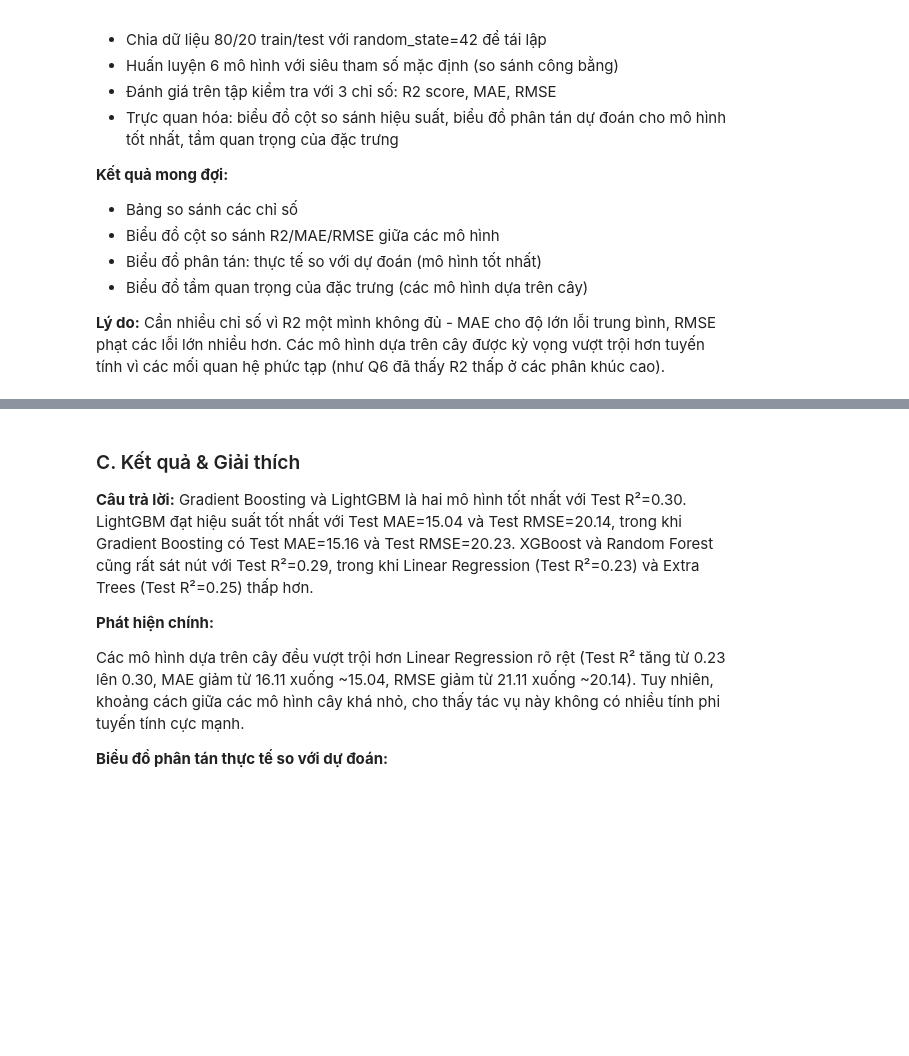
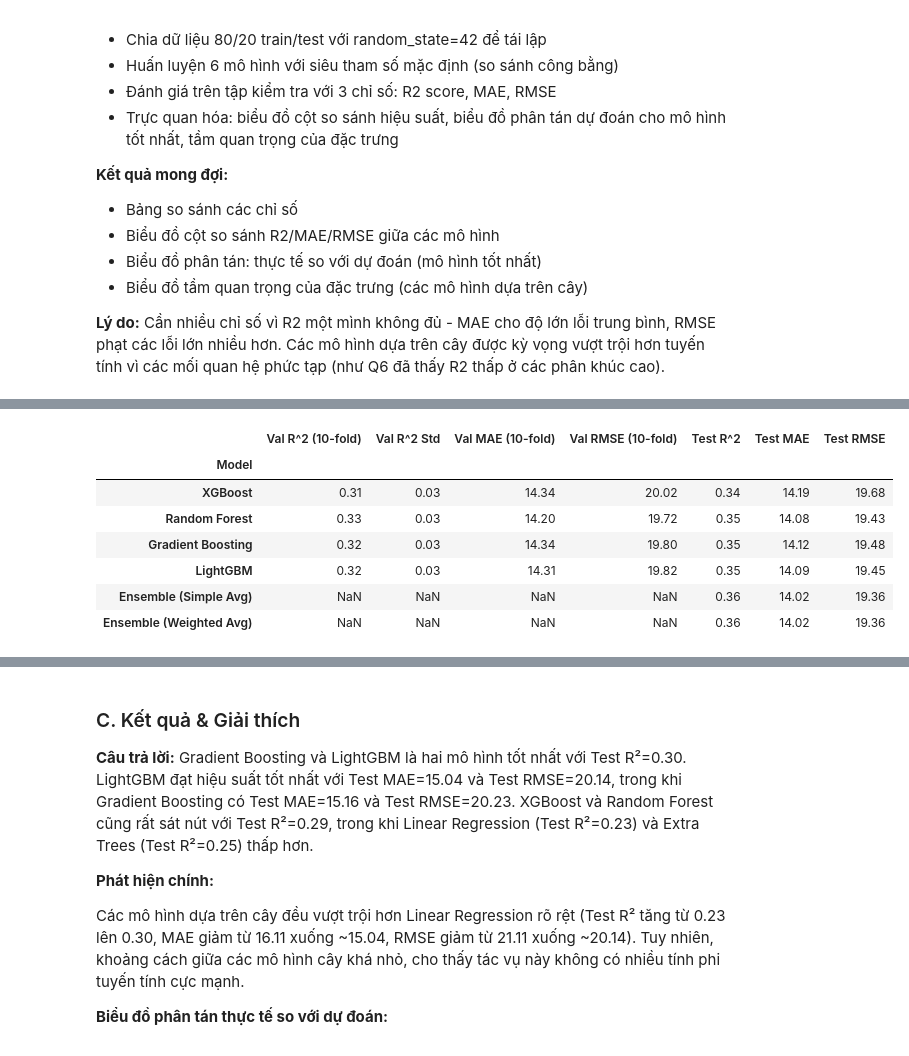
Before and after one commit to chisngyen/Spotify_Global_Music_Analysis, a Jupyter notebook: notebooks/final_notebook.ipynb, the cells around one changed output, grey strips where cells are left out. Saved outputs shown, nothing was run; the diff lists cells and outputs as text; code cells hidden in the pictures; blank space fills up the shorter version.

```diff
--- a/notebooks/final_notebook.ipynb
+++ b/notebooks/final_notebook.ipynb
@@ -2321,0 +2353,72 @@ Training LightGBM Val R2: 0.30 (std: 0.03)
+# %%
+print('\n' + '='*80)
+print('ENSEMBLE MODELS')
+print('='*80)
+
+# Lấy predictions của tất cả models
+all_predictions = np.array([q7_results[name]['predictions'] for name in model_configs.keys()])
+
+# Method 1: Simple Average (Equal Weight)
+ensemble_pred_avg = np.mean(all_predictions, axis=0)
+
+test_r2_avg = r2_score(y_test, ensemble_pred_avg)
+test_mae_avg = mean_absolute_error(y_test, ensemble_pred_avg)
+test_rmse_avg = np.sqrt(mean_squared_error(y_test, ensemble_pred_avg))
+
+print(f'\nEnsemble (Simple Average):')
+print(f'  Test R^2:   {test_r2_avg:.4f}')
+print(f'  Test MAE:  {test_mae_avg:.4f}')
+print(f'  Test RMSE: {test_rmse_avg:.4f}')
+
+# Method 2: Weighted Average (dựa trên Validation R² scores)
+val_r2_scores = [q7_metrics_df.loc[name, f'Val R^2 ({N_FOLDS}-fold)'] for name in model_configs.keys()]
+# Chuyển negative R^2 thành 0 để tránh weight âm
+val_r2_scores = np.maximum(val_r2_scores, 0)
+weights = np.array(val_r2_scores) / np.sum(val_r2_scores)
+
+print(f'\nWeights (based on Val R²):')
+for name, weight in zip(model_configs.keys(), weights):
+    print(f'  {name:20s}: {weight:.4f}')
+
+ensemble_pred_weighted = np.average(all_predictions, axis=0, weights=weights)
+
+test_r2_weighted = r2_score(y_test, ensemble_pred_weighted)
+test_mae_weighted = mean_absolute_error(y_test, ensemble_pred_weighted)
+test_rmse_weighted = np.sqrt(mean_squared_error(y_test, ensemble_pred_weighted))
+
+print(f'\nEnsemble (Weighted Average):')
+print(f'  Test R²:   {test_r2_weighted:.4f}')
+print(f'  Test MAE:  {test_mae_weighted:.4f}')
+print(f'  Test RMSE: {test_rmse_weighted:.4f}')
+
+# Thêm vào metrics dataframe
+ensemble_metrics = pd.DataFrame([
+    {
+        'Model': 'Ensemble (Simple Avg)',
+        f'Val R^2 ({N_FOLDS}-fold)': np.nan,
+        'Val R^2 Std': np.nan,
+        f'Val MAE ({N_FOLDS}-fold)': np.nan,
+        f'Val RMSE ({N_FOLDS}-fold)': np.nan,
+        'Test R^2': test_r2_avg,
+        'Test MAE': test_mae_avg,
+        'Test RMSE': test_rmse_avg
+    },
+    {
+        'Model': 'Ensemble (Weighted Avg)',
+        f'Val R^2 ({N_FOLDS}-fold)': np.nan,
+        'Val R^2 Std': np.nan,
+        f'Val MAE ({N_FOLDS}-fold)': np.nan,
+        f'Val RMSE ({N_FOLDS}-fold)': np.nan,
+        'Test R^2': test_r2_weighted,
+        'Test MAE': test_mae_weighted,
+        'Test RMSE': test_rmse_weighted
+    }
+]).set_index('Model')
+
+q7_metrics_df_with_ensemble = pd.concat([q7_metrics_df, ensemble_metrics])
+
+print('\n' + '='*80)
+print('FINAL RESULTS (Including Ensemble)')
+print('='*80)
+q7_metrics_df_with_ensemble
+# %% [output]
@@ -2322,3 +2442,11 @@ Training LightGBM Val R2: 0.30 (std: 0.03)
+|  | Val R^2 (10-fold) | Val R^2 Std | Val MAE (10-fold) | Val RMSE (10-fold) | Test R^2 | Test MAE | Test RMSE |
+| Model |  |  |  |  |  |  |  |
+| XGBoost | 0.31 | 0.03 | 14.34 | 20.02 | 0.34 | 14.19 | 19.68 |
+| Random Forest | 0.33 | 0.03 | 14.20 | 19.72 | 0.35 | 14.08 | 19.43 |
+| Gradient Boosting | 0.32 | 0.03 | 14.34 | 19.80 | 0.35 | 14.12 | 19.48 |
+| LightGBM | 0.32 | 0.03 | 14.31 | 19.82 | 0.35 | 14.09 | 19.45 |
+| Ensemble (Simple Avg) | NaN | NaN | NaN | NaN | 0.36 | 14.02 | 19.36 |
+| Ensemble (Weighted Avg) | NaN | NaN | NaN | NaN | 0.36 | 14.02 | 19.36 |
 # %%
 fig, axes = plt.subplots(1, 3, figsize=(18, 5))
 
```
Also changed, not shown: parts of 18 cells of this notebook.
